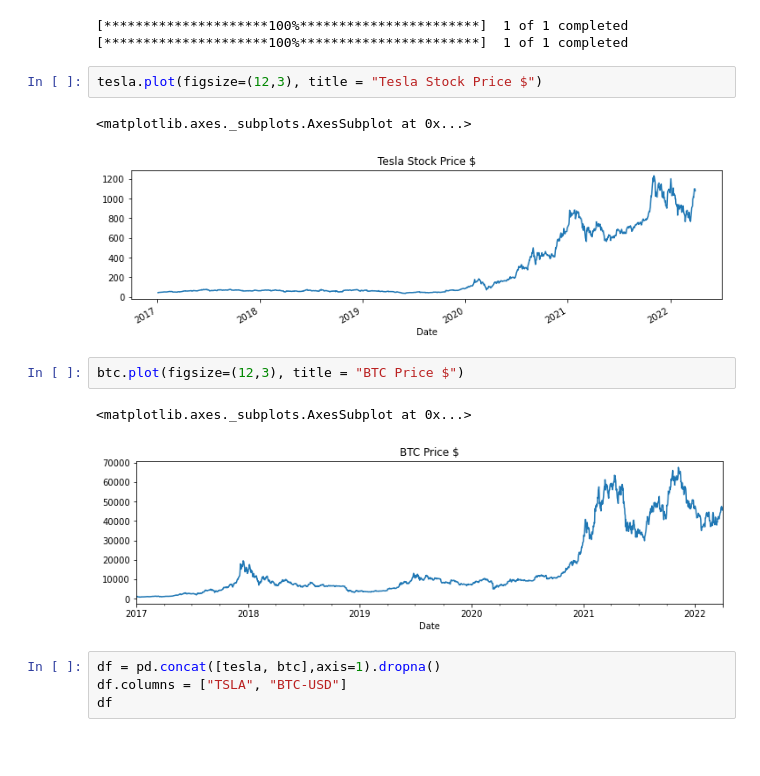
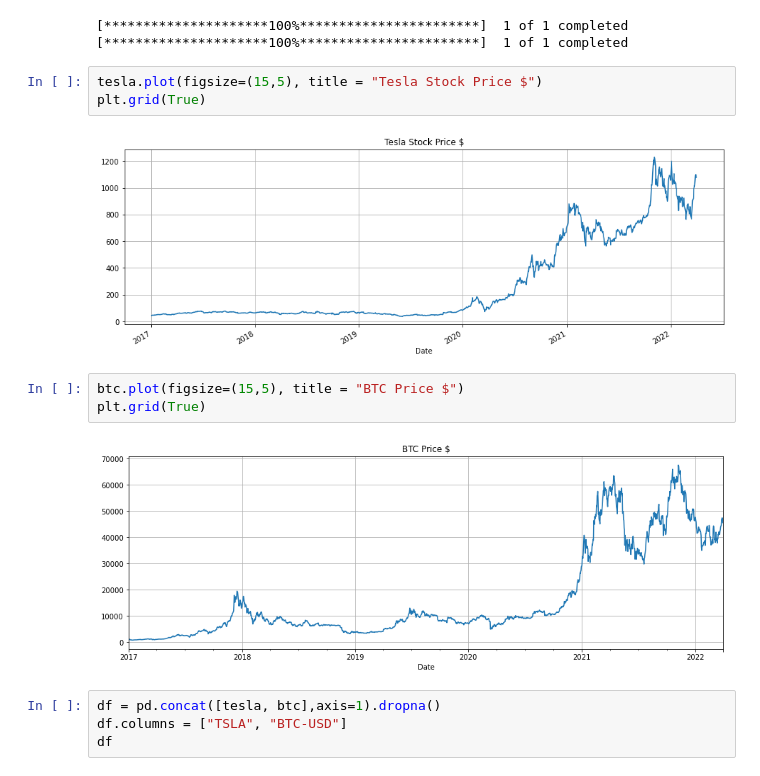
Before and after one commit to Wenbo-Git/Finance, a Jupyter notebook: Equity/statistical test on returns.ipynb, the cells around one changed output. Cells and saved outputs as stored; diff of their text form; blank space fills up the shorter version.

Commit message:
add grid to charts

```diff
--- a/Equity/statistical test on returns.ipynb
+++ b/Equity/statistical test on returns.ipynb
@@ -20,15 +20,15 @@ btc = pdr.DataReader('BTC-USD', start, end , data_source='yahoo')['Adj Close']
 [*********************100%***********************]  1 of 1 completed
 [*********************100%***********************]  1 of 1 completed
 # %%
-tesla.plot(figsize=(12,3), title = "Tesla Stock Price $")
+tesla.plot(figsize=(15,5), title = "Tesla Stock Price $")
+plt.grid(True)
 # %% [output]
-<matplotlib.axes._subplots.AxesSubplot at 0x...>
-[figure, old version]
+[figure, new version]
 # %%
-btc.plot(figsize=(12,3), title = "BTC Price $")
+btc.plot(figsize=(15,5), title = "BTC Price $")
+plt.grid(True)
 # %% [output]
-<matplotlib.axes._subplots.AxesSubplot at 0x...>
-[figure, old version]
+[figure, new version]
 # %%
 df = pd.concat([tesla, btc],axis=1).dropna()
 df.columns = ["TSLA", "BTC-USD"]
```
Also changed, not shown: 1 other file.
